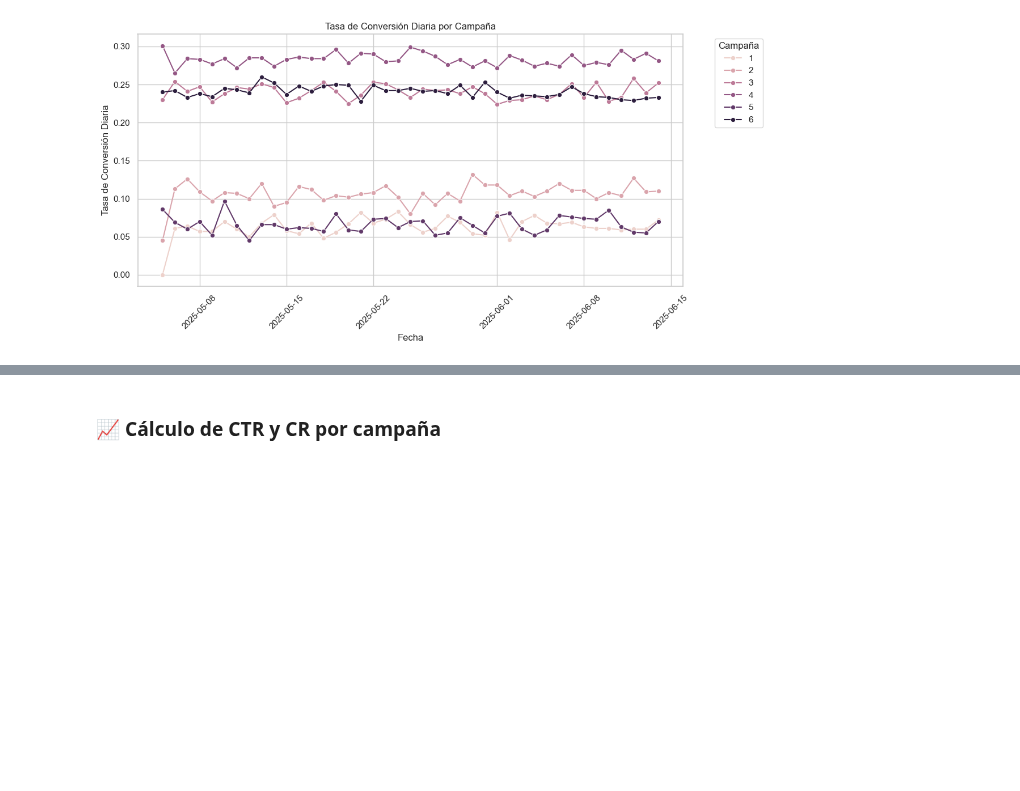
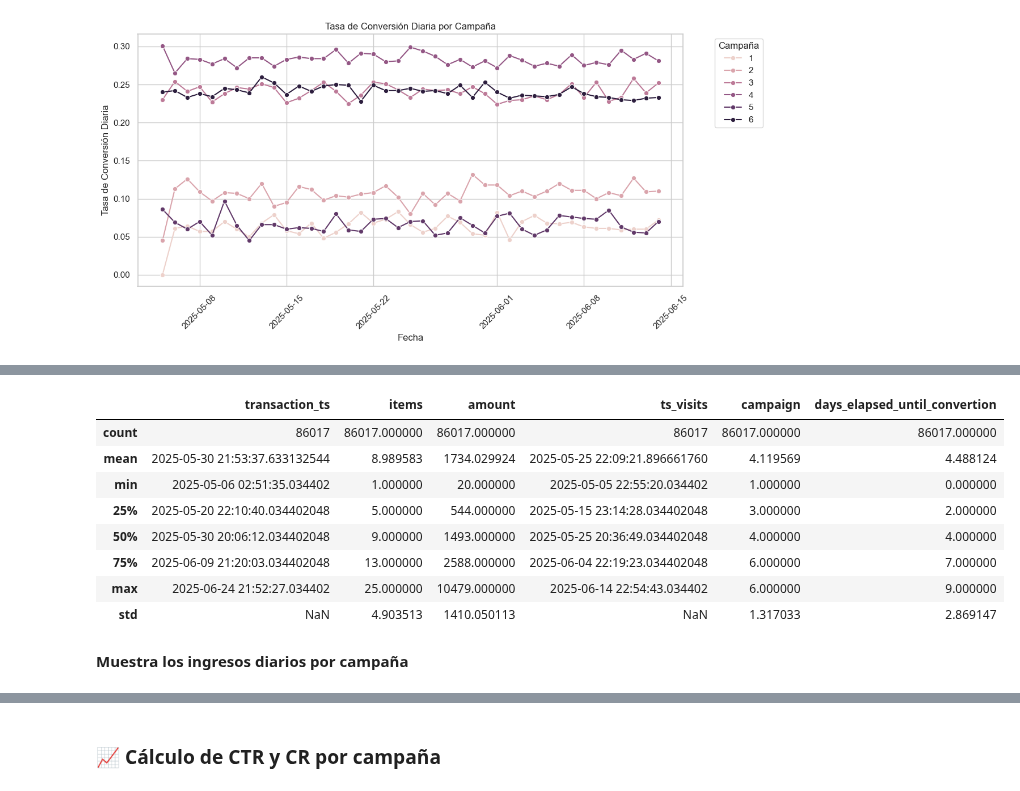
Before and after one commit to zyntonyson/bootcamp_ds_da, a Jupyter notebook: 09-da-analisis-negocio/18-Metricas_Usuarios.ipynb, the cells around one changed output, grey strips where cells are left out. Saved outputs shown, nothing was run; the diff lists cells and outputs as text; code cells hidden in the pictures; blank space fills up the shorter version.

```diff
--- a/09-da-analisis-negocio/18-Metricas_Usuarios.ipynb
+++ b/09-da-analisis-negocio/18-Metricas_Usuarios.ipynb
@@ -292,0 +357,14 @@ plt.show()
+# %%
+orders_enrichment.describe()
+# %% [output]
+|  | transaction_ts | items | amount | ts_visits | campaign | days_elapsed_until_convertion |
+| count | 86017 | 86017.000000 | 86017.000000 | 86017 | 86017.000000 | 86017.000000 |
+| mean | 2025-05-30 21:53:37.633132544 | 8.989583 | 1734.029924 | 2025-05-25 22:09:21.896661760 | 4.119569 | 4.488124 |
+| min | 2025-05-06 02:51:35.034402 | 1.000000 | 20.000000 | 2025-05-05 22:55:20.034402 | 1.000000 | 0.000000 |
+| 25% | 2025-05-20 22:10:40.034402048 | 5.000000 | 544.000000 | 2025-05-15 23:14:28.034402048 | 3.000000 | 2.000000 |
+| 50% | 2025-05-30 20:06:12.034402048 | 9.000000 | 1493.000000 | 2025-05-25 20:36:49.034402048 | 4.000000 | 4.000000 |
+| 75% | 2025-06-09 21:20:03.034402048 | 13.000000 | 2588.000000 | 2025-06-04 22:19:23.034402048 | 6.000000 | 7.000000 |
+| max | 2025-06-24 21:52:27.034402 | 25.000000 | 10479.000000 | 2025-06-14 22:54:43.034402 | 6.000000 | 9.000000 |
+| std | NaN | 4.903513 | 1410.050113 | NaN | 1.317033 | 2.869147 |
+# %% [markdown]
+**Muestra los ingresos diarios por campaña**
```
Also changed, not shown: parts of 27 cells of this notebook, 17 other files.
